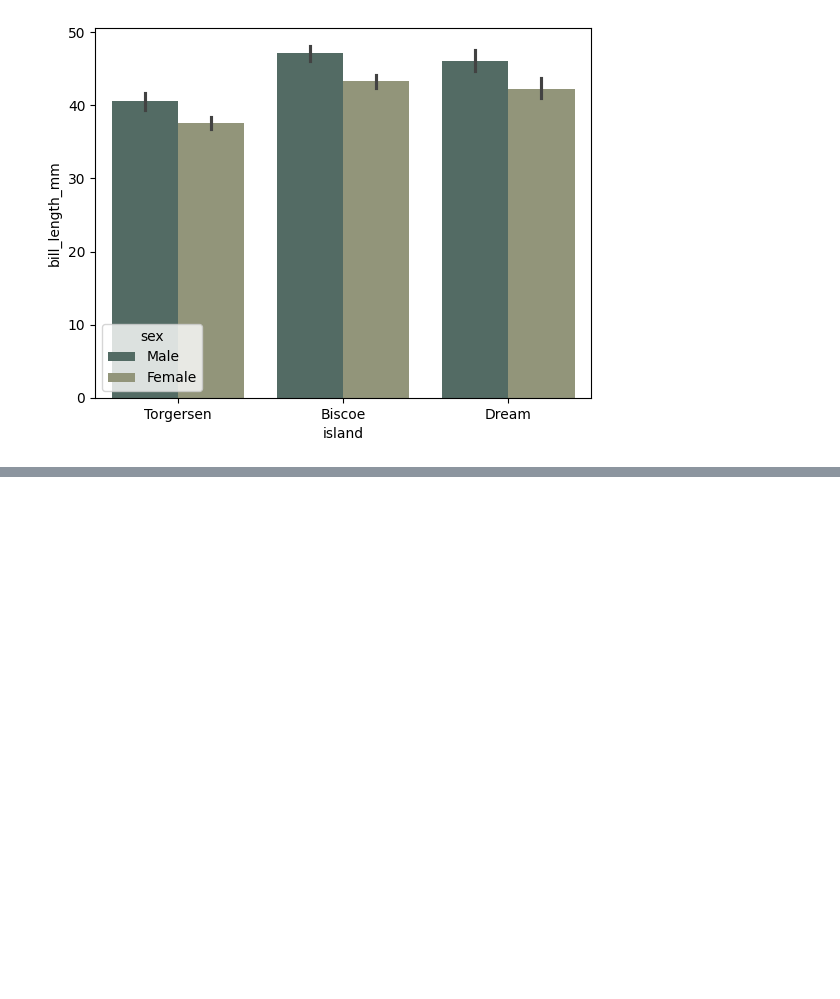
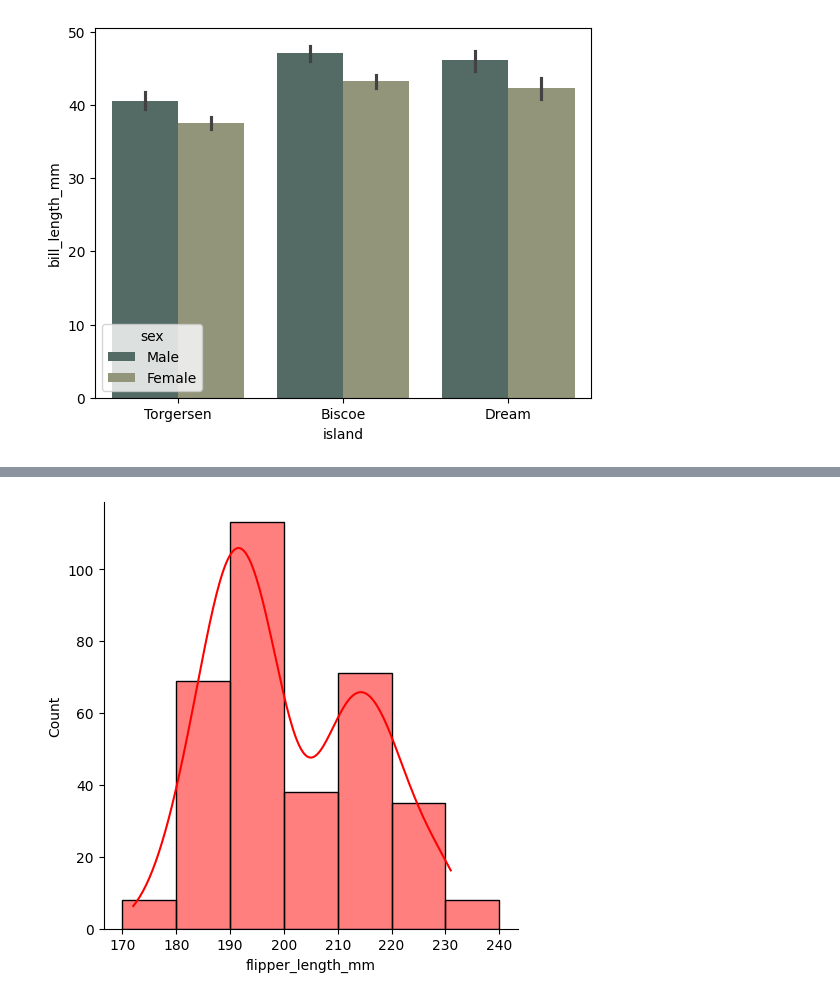
Before and after one commit to KKaranSinghh/Python-Youtube, a Jupyter notebook: I scale youtube/Day-18-19 Seaborn.ipynb, the cells around one changed output, grey strips where cells are left out. Drawn from its saved outputs; the diff is of its cells as text; code cells hidden in the pictures; blank space fills up the shorter version.

```diff
--- a/I scale youtube/Day-18-19 Seaborn.ipynb
+++ b/I scale youtube/Day-18-19 Seaborn.ipynb
@@ -207,0 +245,7 @@ plt.show()
+# %%
+# kde (kernal dencity)
+
+sns.displot(df1['flipper_length_mm'], bins= [170,180,190,200,210,220,230,240], color= 'red', kde= True)
+plt.show()
+# %% [output]
+[figure, added]
```
Also changed, not shown: parts of 4 cells of this notebook.
